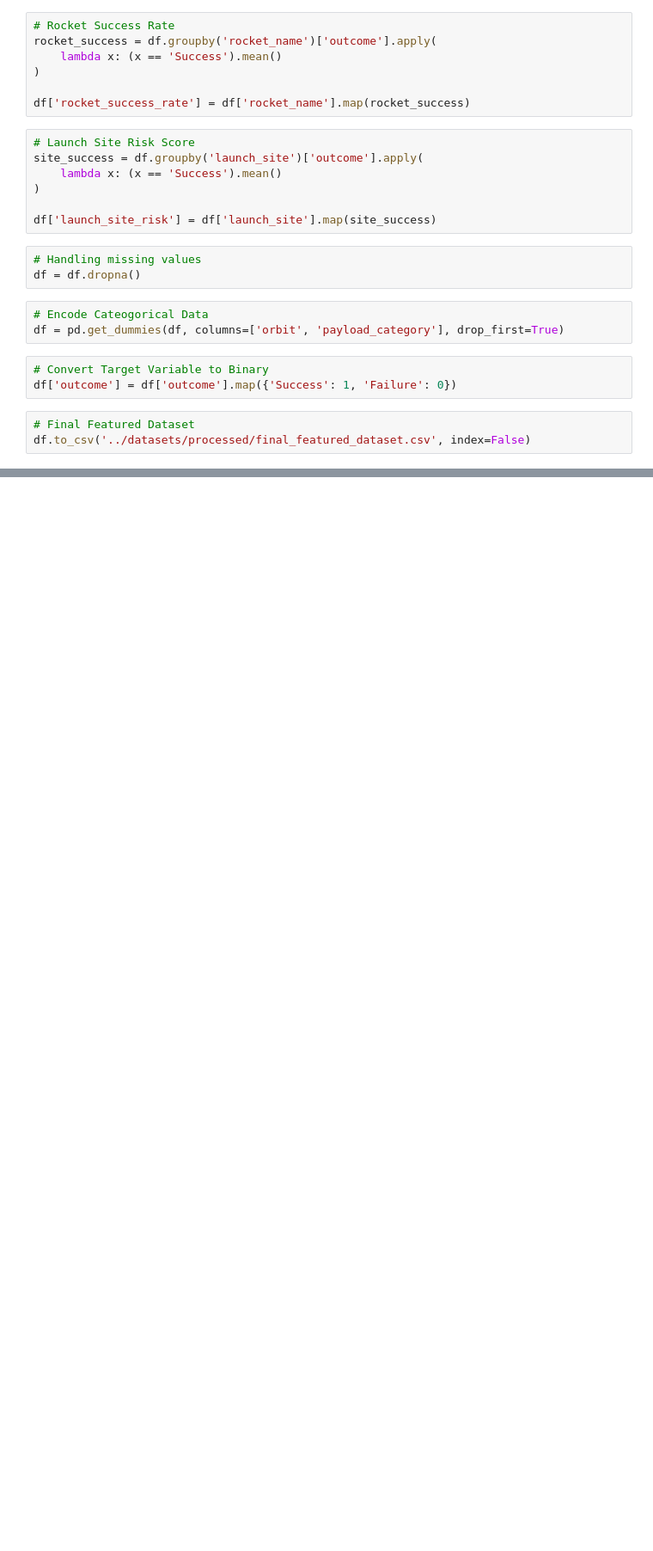
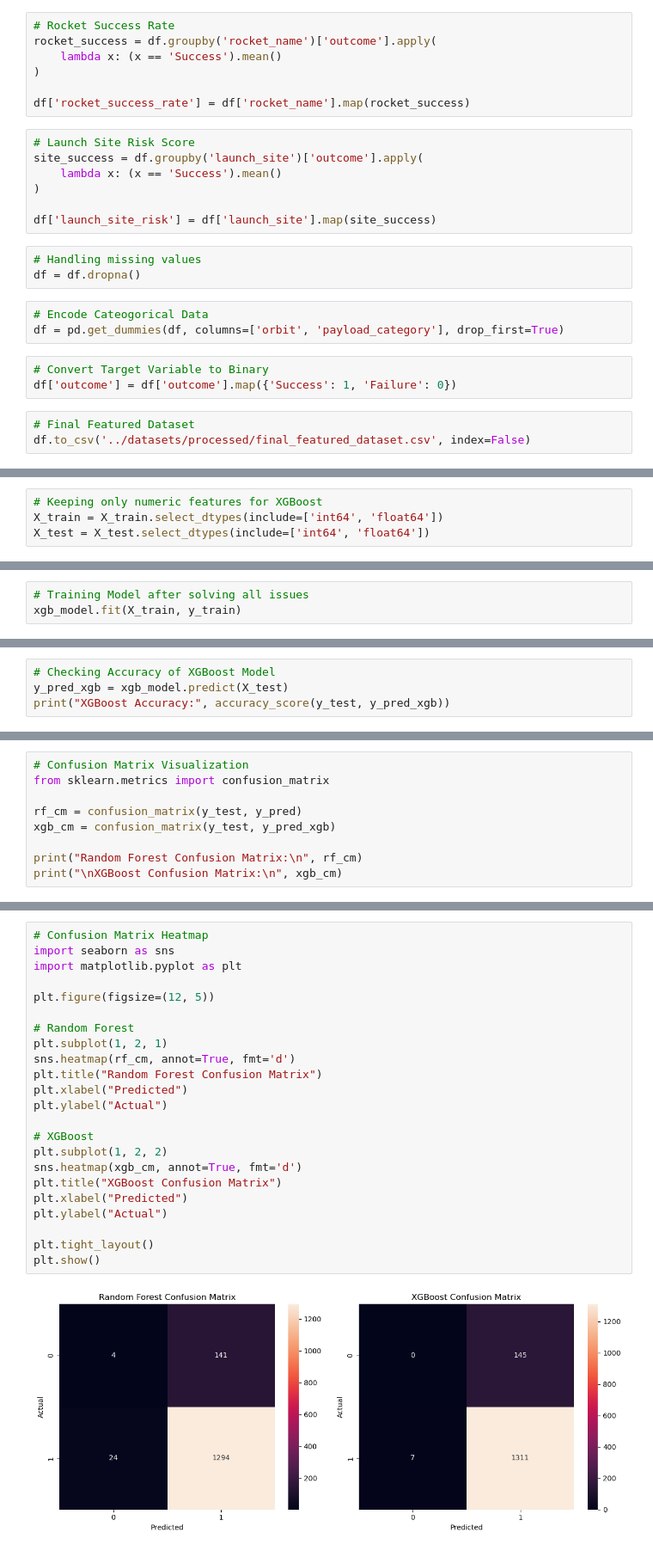
Before and after one commit to Aryan-123-app/space-mission-risk-predictor, a Jupyter notebook: notebooks/01_data_loading.ipynb, the cells around one changed output, grey strips where cells are left out. Shown at 86% size. Saved outputs shown, nothing was run; the diff lists cells and outputs as text; blank space fills up the shorter version.

```diff
--- a/notebooks/01_data_loading.ipynb
+++ b/notebooks/01_data_loading.ipynb
@@ -222,0 +609,4 @@ df.to_csv('../datasets/processed/final_featured_dataset.csv', index=False)
+# %%
+# Keeping only numeric features for XGBoost
+X_train = X_train.select_dtypes(include=['int64', 'float64'])
+X_test = X_test.select_dtypes(include=['int64', 'float64'])
@@ -222,0 +618,3 @@ df.to_csv('../datasets/processed/final_featured_dataset.csv', index=False)
+# %%
+# Training Model after solving all issues
+xgb_model.fit(X_train, y_train)
@@ -222,0 +633,4 @@ df.to_csv('../datasets/processed/final_featured_dataset.csv', index=False)
+# %%
+# Checking Accuracy of XGBoost Model
+y_pred_xgb = xgb_model.predict(X_test)
+print("XGBoost Accuracy:", accuracy_score(y_test, y_pred_xgb))
@@ -222,0 +719,9 @@ df.to_csv('../datasets/processed/final_featured_dataset.csv', index=False)
+# %%
+# Confusion Matrix Visualization
+from sklearn.metrics import confusion_matrix
+
+rf_cm = confusion_matrix(y_test, y_pred)
+xgb_cm = confusion_matrix(y_test, y_pred_xgb)
+
+print("Random Forest Confusion Matrix:\n", rf_cm)
+print("\nXGBoost Confusion Matrix:\n", xgb_cm)
@@ -222,0 +736,25 @@ df.to_csv('../datasets/processed/final_featured_dataset.csv', index=False)
+# %%
+# Confusion Matrix Heatmap
+import seaborn as sns
+import matplotlib.pyplot as plt
+
+plt.figure(figsize=(12, 5))
+
+# Random Forest
+plt.subplot(1, 2, 1)
+sns.heatmap(rf_cm, annot=True, fmt='d')
+plt.title("Random Forest Confusion Matrix")
+plt.xlabel("Predicted")
+plt.ylabel("Actual")
+
+# XGBoost
+plt.subplot(1, 2, 2)
+sns.heatmap(xgb_cm, annot=True, fmt='d')
+plt.title("XGBoost Confusion Matrix")
+plt.xlabel("Predicted")
+plt.ylabel("Actual")
+
+plt.tight_layout()
+plt.show()
+# %% [output]
+[figure, added]
```
Also changed, not shown: parts of 40 cells of this notebook, 1 other file.
